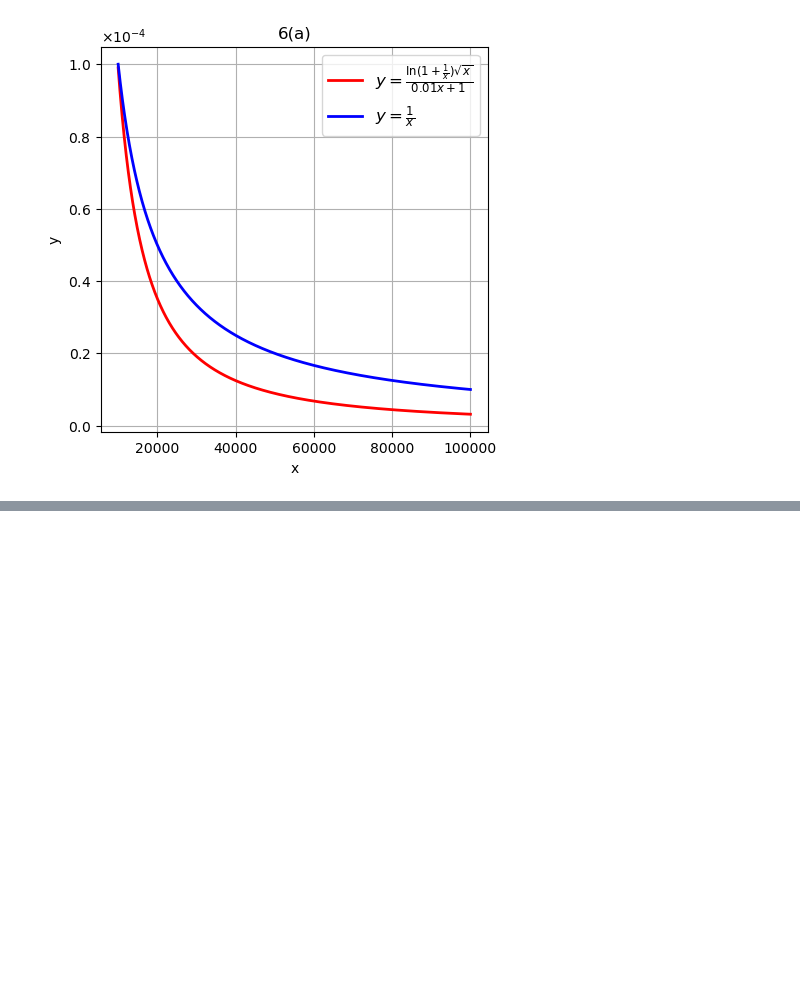
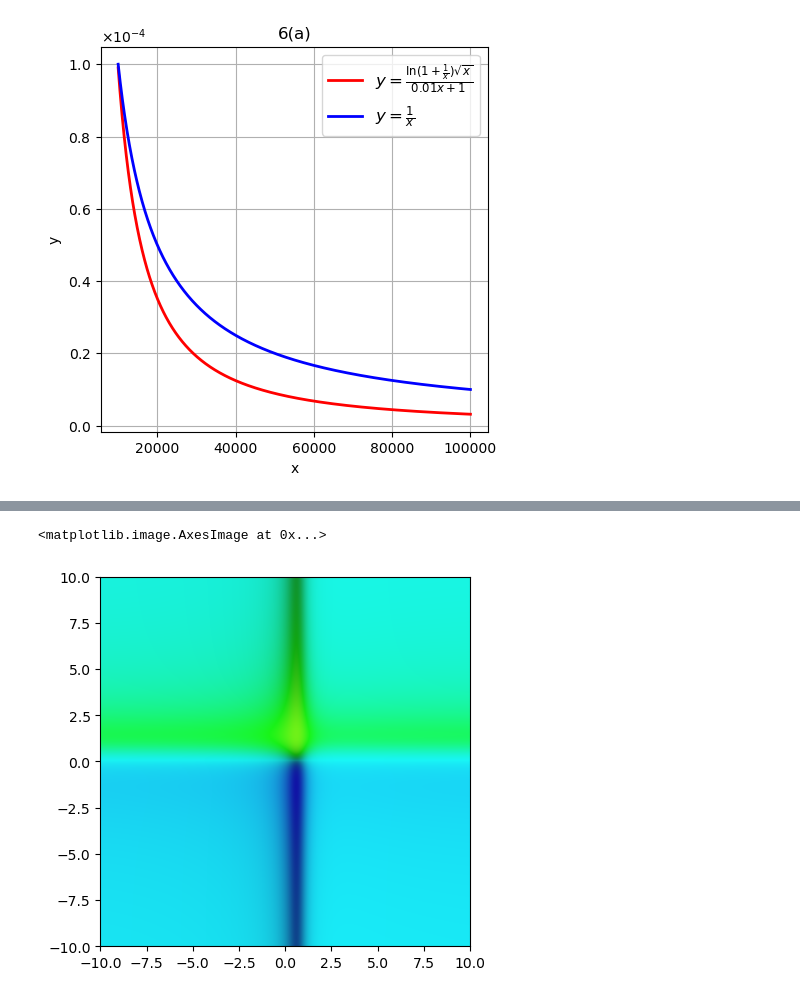
Before and after one commit to Platon19/test2, a Jupyter notebook: graph_new.ipynb, the cells around one changed output, grey strips where cells are left out. Saved outputs shown, nothing was run; the diff lists cells and outputs as text; code cells hidden in the pictures; blank space fills up the shorter version.

```diff
--- a/graph_new.ipynb
+++ b/graph_new.ipynb
@@ -215,3 +215,11 @@ plt.ylabel('y')
 plt.show()
 # %% [output]
 [figure]
+# %%
+def image(m,x,y):
+    u=np.zeros(m)
+    v=np.zeros(m)
+    for i in range(m):
+        u[i]=(-2*x[i]**2+5*x[i]-2-2*y[i]**2)/((x[i]-2)**2+y[i]**2)
+        v[i]=(3*y[i])/((x[i]-2)**2+y[i]**2)
+    return u, v
@@ -217,0 +251,15 @@ plt.show()
+# %%
+x = np.arange(-10,10, 0.05)
+y = np.arange(-10,10, 0.05)
+u,v=image(400,x,y)
+u, v = np.meshgrid(u,v)
+z = u + 1j*v
+H = Hcomplex(z)
+V = g(np.absolute(z))
+S = 0.9*np.ones(H.shape)
+HSV = np.dstack((H, S, V))
+RGB = hsv_to_rgb(HSV)
+plt.imshow(RGB, origin="lower", extent=[-10, 10, -10, 10])
+# %% [output]
+<matplotlib.image.AxesImage at 0x...>
+[figure, added]
```
Also changed, not shown: parts of 7 cells of this notebook, 21 other files.
